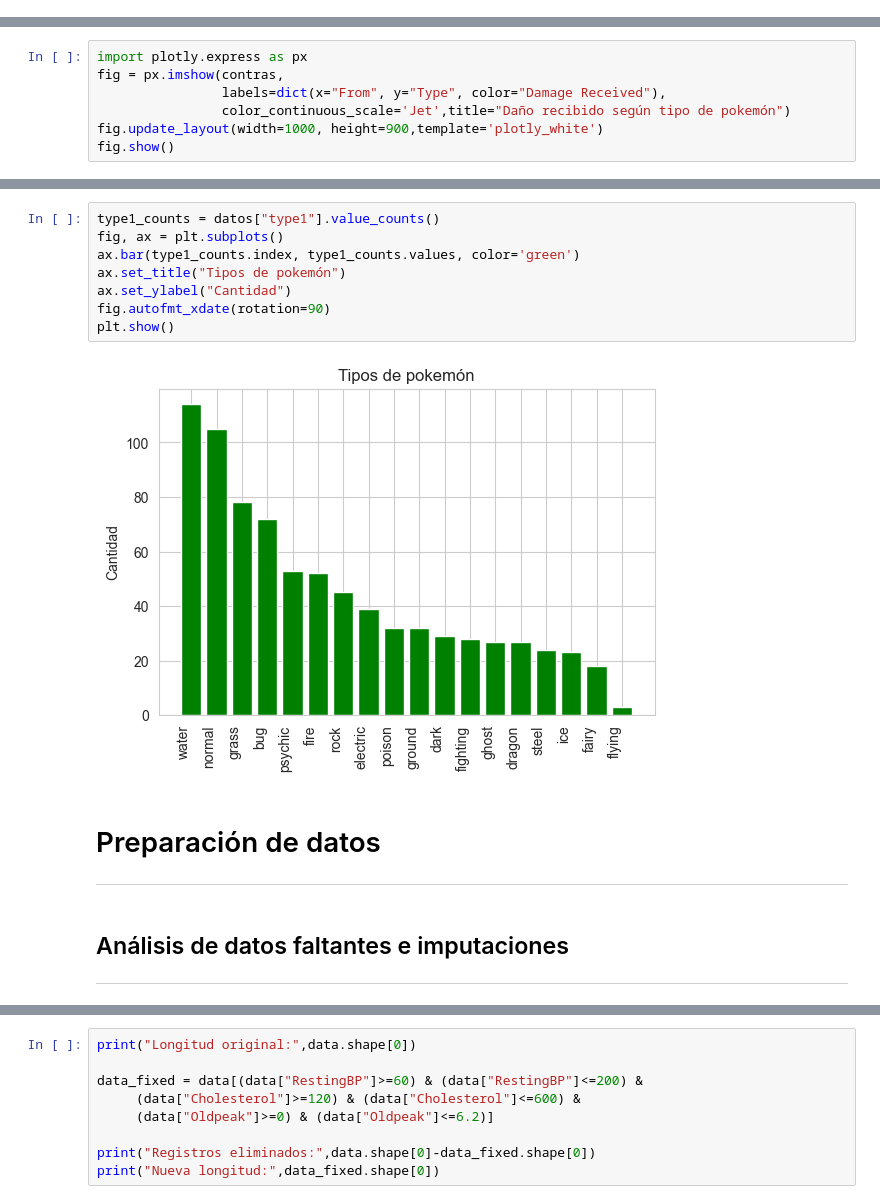
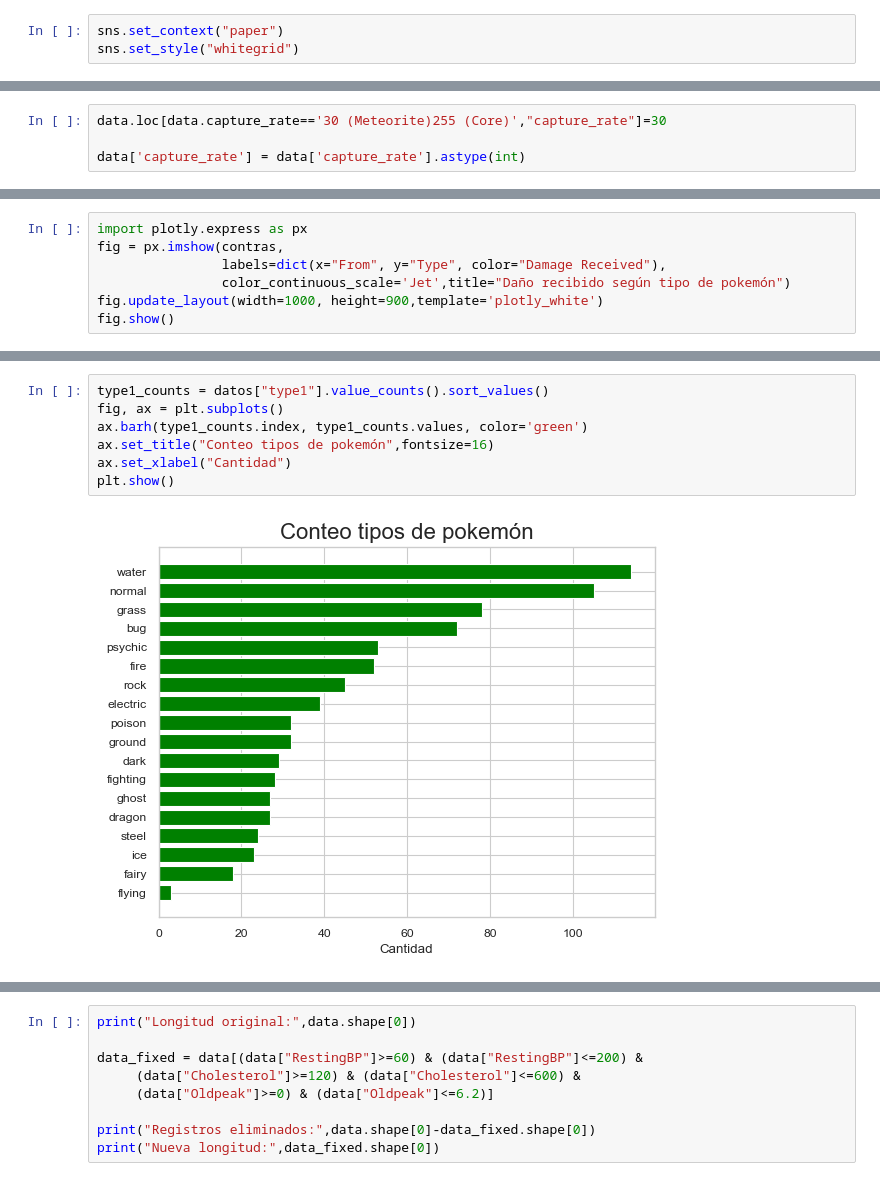
Before and after one commit to AndresF100/Projects_UNAL, a Jupyter notebook: Módulo 2/Proyecto Módulo 2.ipynb, the cells around one changed output, grey strips where cells are left out. Saved outputs shown, nothing was run; the diff lists cells and outputs as text.

```diff
--- a/Módulo 2/Proyecto Módulo 2.ipynb
+++ b/Módulo 2/Proyecto Módulo 2.ipynb
@@ -15,6 +15,9 @@ import numpy as np
 # visualización
 import seaborn as sns
 import matplotlib.pyplot as plt
+# %%
+sns.set_context("paper")
+sns.set_style("whitegrid")
 # %% [markdown]
 # Metodología CRISP-DM
 ___
@@ -185,3 +181,7 @@ data["percentage_male"]=data["percentage_male"].fillna(0)
+# %%
+data.loc[data.capture_rate=='30 (Meteorite)255 (Core)',"capture_rate"]=30
+
+data['capture_rate'] = data['capture_rate'].astype(int)
 # %% [markdown]
 ### Descarte de variables
 # %% [markdown]
@@ -333,16 +328,9 @@ datos
 # %%
-type1_counts = datos["type1"].value_counts()
+type1_counts = datos["type1"].value_counts().sort_values()
 fig, ax = plt.subplots()
-ax.bar(type1_counts.index, type1_counts.values, color='green')
-ax.set_title("Tipos de pokemón")
-ax.set_ylabel("Cantidad")
-fig.autofmt_xdate(rotation=90)
+ax.barh(type1_counts.index, type1_counts.values, color='green')
+ax.set_title("Conteo tipos de pokemón",fontsize=16)
+ax.set_xlabel("Cantidad")
 plt.show()
 # %% [output]
-[figure, old version]
+[figure, new version]
-# %% [markdown]
-# Preparación de datos
----
-# %% [markdown]
-## Análisis de datos faltantes e imputaciones
-----
```
Also changed, not shown: parts of 22 cells of this notebook.
